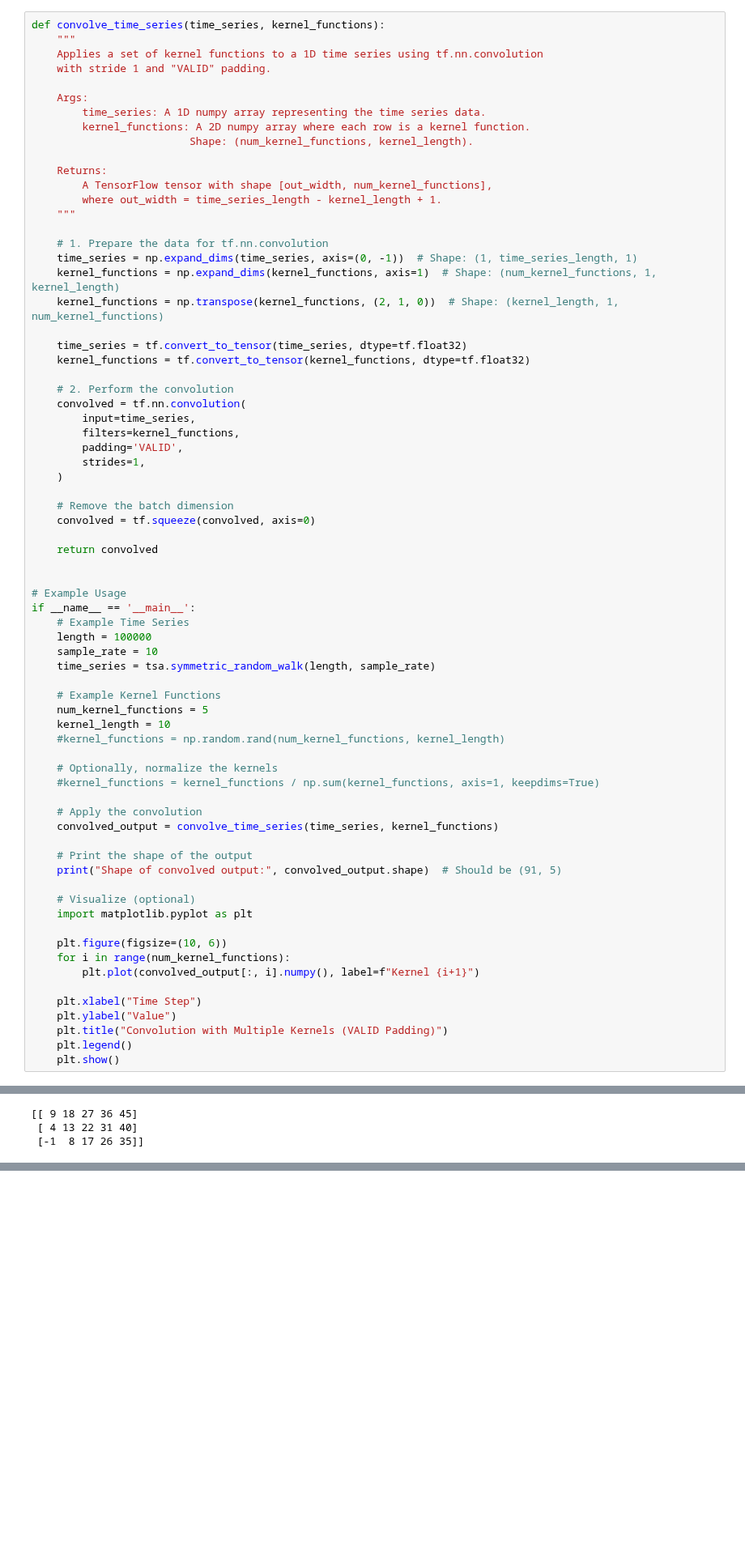
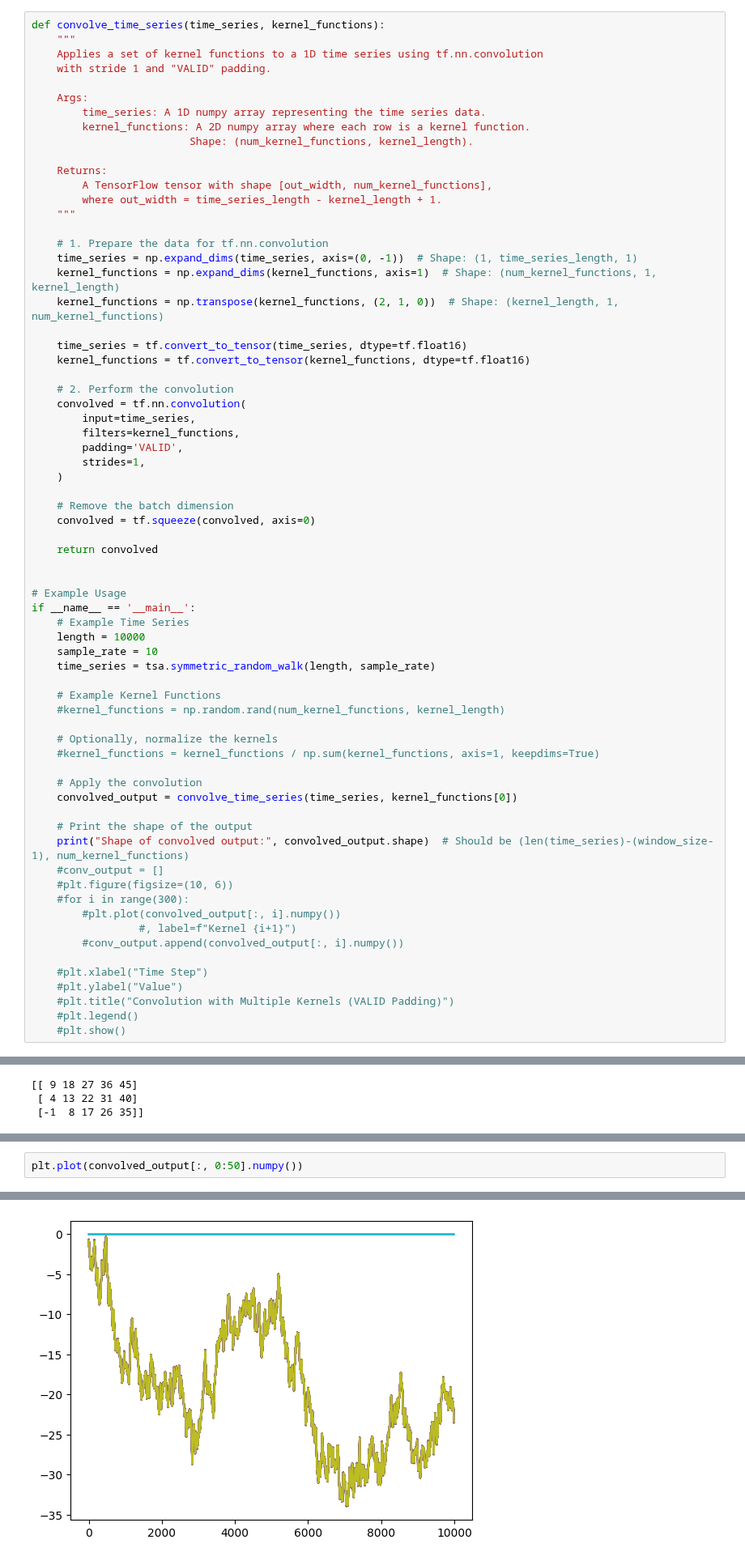
Before and after one commit to okuhlemadondo/Formulaic-Alpha-Search, a Jupyter notebook: transform-implementations.ipynb, the cells around one changed output, grey strips where cells are left out. Shown at 81% size. Drawn from its saved outputs; the diff is of its cells as text; blank space fills up the shorter version.

```diff
--- a/transform-implementations.ipynb
+++ b/transform-implementations.ipynb
@@ -328,8 +440,8 @@ def convolve_time_series(time_series, kernel_functions):
     kernel_functions = np.expand_dims(kernel_functions, axis=1)  # Shape: (num_kernel_functions, 1, kernel_length)
     kernel_functions = np.transpose(kernel_functions, (2, 1, 0))  # Shape: (kernel_length, 1, num_kernel_functions)
 
-    time_series = tf.convert_to_tensor(time_series, dtype=tf.float32)
-    kernel_functions = tf.convert_to_tensor(kernel_functions, dtype=tf.float32)
+    time_series = tf.convert_to_tensor(time_series, dtype=tf.float16)
+    kernel_functions = tf.convert_to_tensor(kernel_functions, dtype=tf.float16)
 
     # 2. Perform the convolution
     convolved = tf.nn.convolution(
@@ -348,34 +460,31 @@ def convolve_time_series(time_series, kernel_functions):
 # Example Usage
 if __name__ == '__main__':
     # Example Time Series
-    length = 100000
+    length = 10000
     sample_rate = 10
     time_series = tsa.symmetric_random_walk(length, sample_rate)
 
     # Example Kernel Functions
-    num_kernel_functions = 5
-    kernel_length = 10
     #kernel_functions = np.random.rand(num_kernel_functions, kernel_length)
 
     # Optionally, normalize the kernels
     #kernel_functions = kernel_functions / np.sum(kernel_functions, axis=1, keepdims=True)
 
     # Apply the convolution
-    convolved_output = convolve_time_series(time_series, kernel_functions)
+    convolved_output = convolve_time_series(time_series, kernel_functions[0])
 
     # Print the shape of the output
-    print("Shape of convolved output:", convolved_output.shape)  # Should be (91, 5)
+    print("Shape of convolved output:", convolved_output.shape)  # Should be (len(time_series)-(window_size-1), num_kernel_functions)
+    #conv_output = []
+    #plt.figure(figsize=(10, 6))
+    #for i in range(300):
+        #plt.plot(convolved_output[:, i].numpy())
+                 #, label=f"Kernel {i+1}")
+        #conv_output.append(convolved_output[:, i].numpy())
 
-    # Visualize (optional)
-    import matplotlib.pyplot as plt
-
-    plt.figure(figsize=(10, 6))
-    for i in range(num_kernel_functions):
-        plt.plot(convolved_output[:, i].numpy(), label=f"Kernel {i+1}")
-
-    plt.xlabel("Time Step")
-    plt.ylabel("Value")
-    plt.title("Convolution with Multiple Kernels (VALID Padding)")
-    plt.legend()
-    plt.show()
+    #plt.xlabel("Time Step")
+    #plt.ylabel("Value")
+    #plt.title("Convolution with Multiple Kernels (VALID Padding)")
+    #plt.legend()
+    #plt.show()
 # %% [output]
@@ -424,0 +545,3 @@ if __name__ == '__main__':
+# %%
+plt.plot(convolved_output[:, 0:50].numpy())
+# %% [output]
@@ -424,0 +565 @@ if __name__ == '__main__':
+[figure, added]
```
Also changed, not shown: parts of 12 cells of this notebook.
